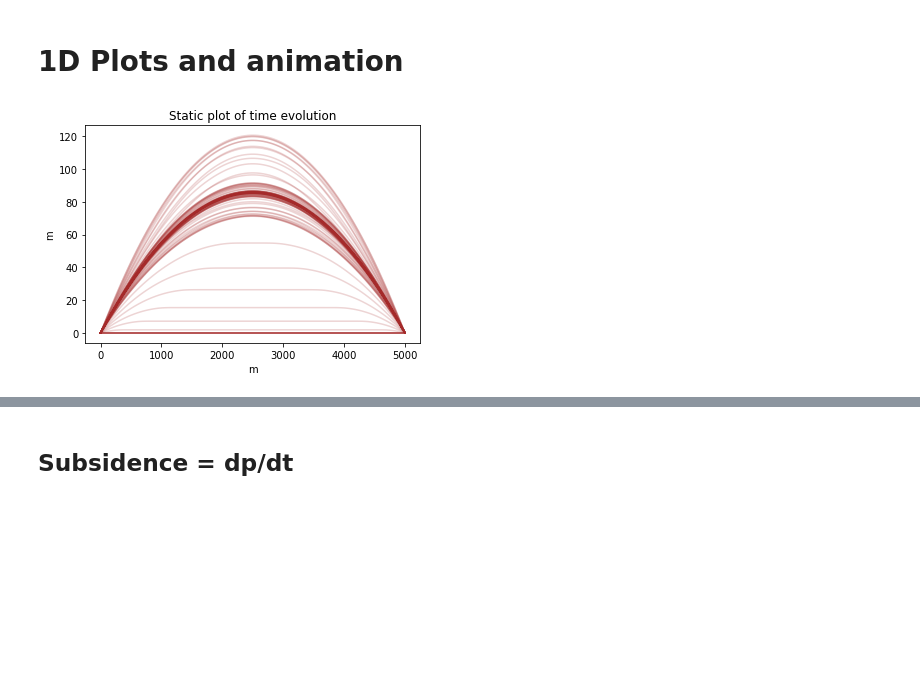
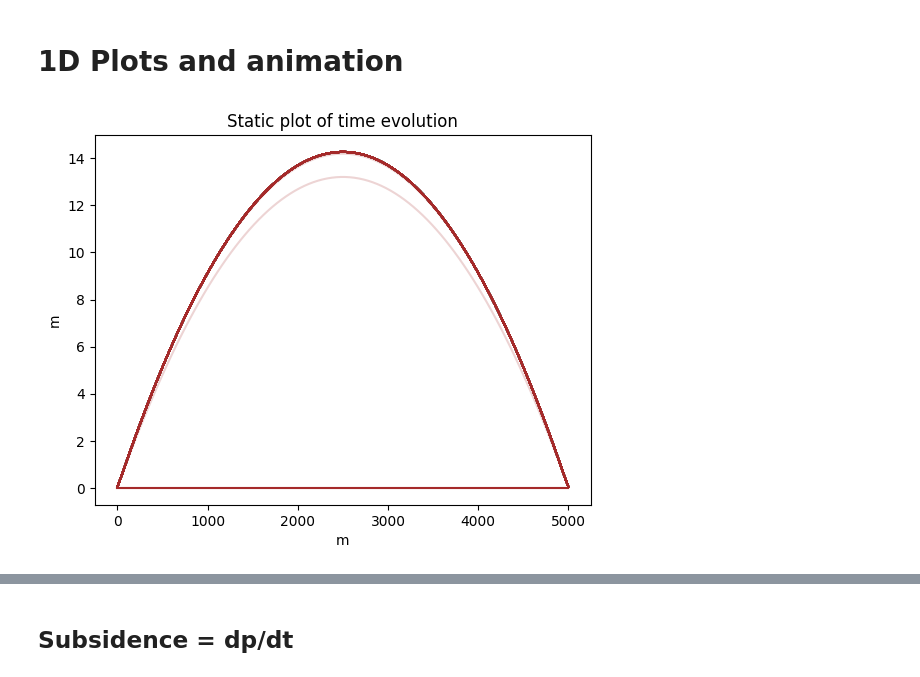
Before and after one commit to Txart/subsi_wave, a Jupyter notebook: subsi_wave.ipynb, the cells around one changed output, grey strips where cells are left out. Cells and saved outputs as stored; diff of their text form; code cells hidden in the pictures; blank space fills up the shorter version.

```diff
--- a/subsi_wave.ipynb
+++ b/subsi_wave.ipynb
@@ -39,19 +39,19 @@ $$
 L = 5000 # string length
 grid_length = int(100) # array length
 xx = np.linspace(0, L, num=grid_length)
-MAX_NITER = int(1e4)
+MAX_NITER = int(2e5)
 simulated_time = int(3000) # yr
 t = np.linspace(0, simulated_time, num=MAX_NITER)
 
-dx = x[1] - x[0]
+dx = xx[1] - xx[0]
 dt = t[1] - t[0]
 
 # Parameters
 alpha = 0.0431 # friction term, yr^-1
-alpha=alpha*0.1
-transmissivity_per_day = 100 # m^2/d
+alpha = alpha * 100
+transmissivity_per_day = 600 # m^2/d
 transmissivity = transmissivity_per_day * 365 # m^2/yr
-storage = 1 # storage
+storage = 1.0 # storage
 diffusivity = transmissivity/storage # m^2/yr
 source = 1.0 # (P-ET) in m/yr
 
@@ -144,18 +143,18 @@ if np.any(np.isnan(drained[-1])):
 # %%
 %matplotlib inline
 # %% Plot
 plt.figure()
 plt.title('Static plot of time evolution')
 plt.xlabel('m')
 plt.ylabel('m')
 
 for niter in range(0, MAX_NITER):
     if niter==0:
-        plt.plot(x, drained[0], color='brown', alpha=1.0)
+        plt.plot(xx, drained[0], color='brown', alpha=1.0)
     if niter%int(MAX_NITER/100) == 0:
-        plt.plot(x, drained[niter], color='brown', alpha=0.2)
+        plt.plot(xx, drained[niter], color='brown', alpha=0.2)
 # %% [output]
-[figure, old version]
+[figure, new version]
 # %%
 # %% Find vibration
 # I check vibrations by following the middle point of the peat over time
```
Also changed, not shown: parts of 3 cells of this notebook.
